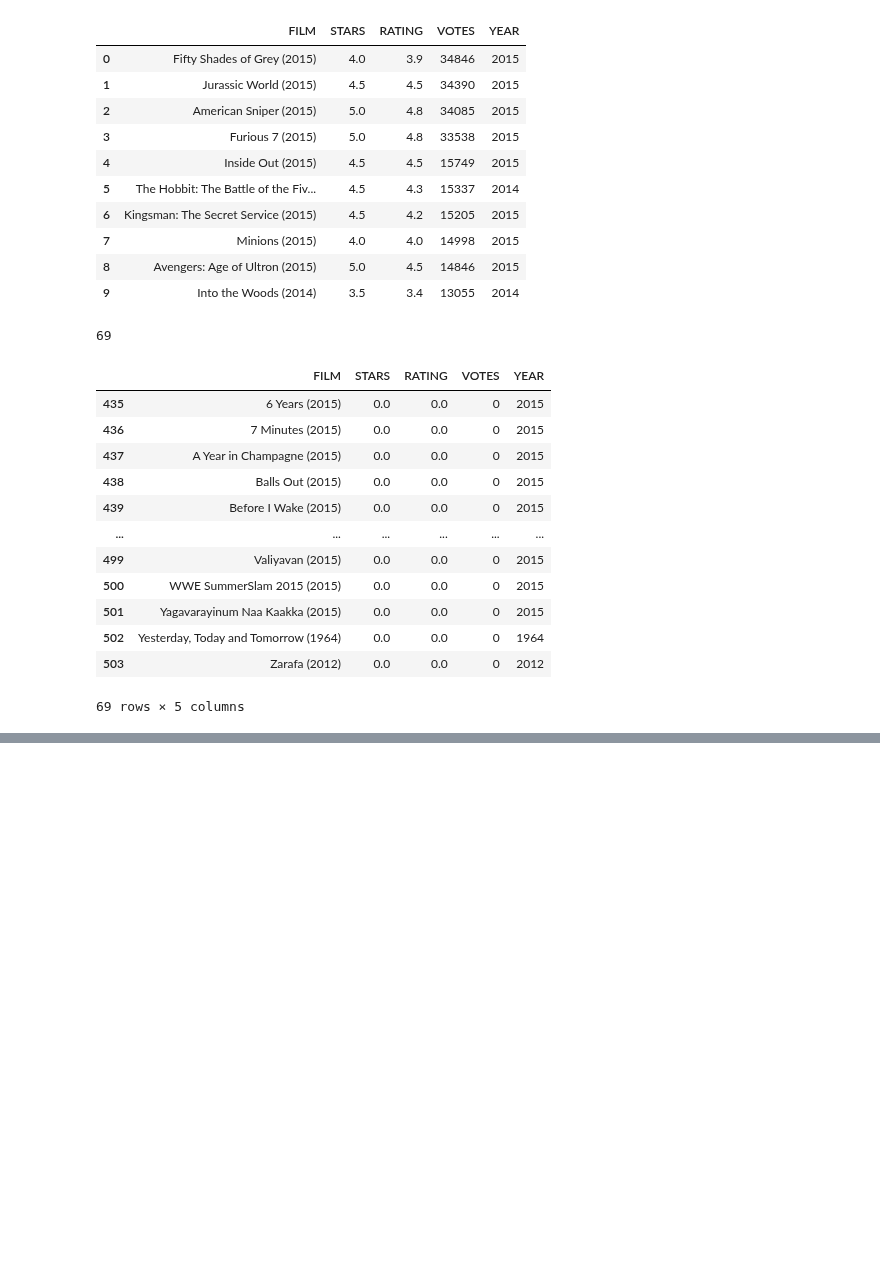
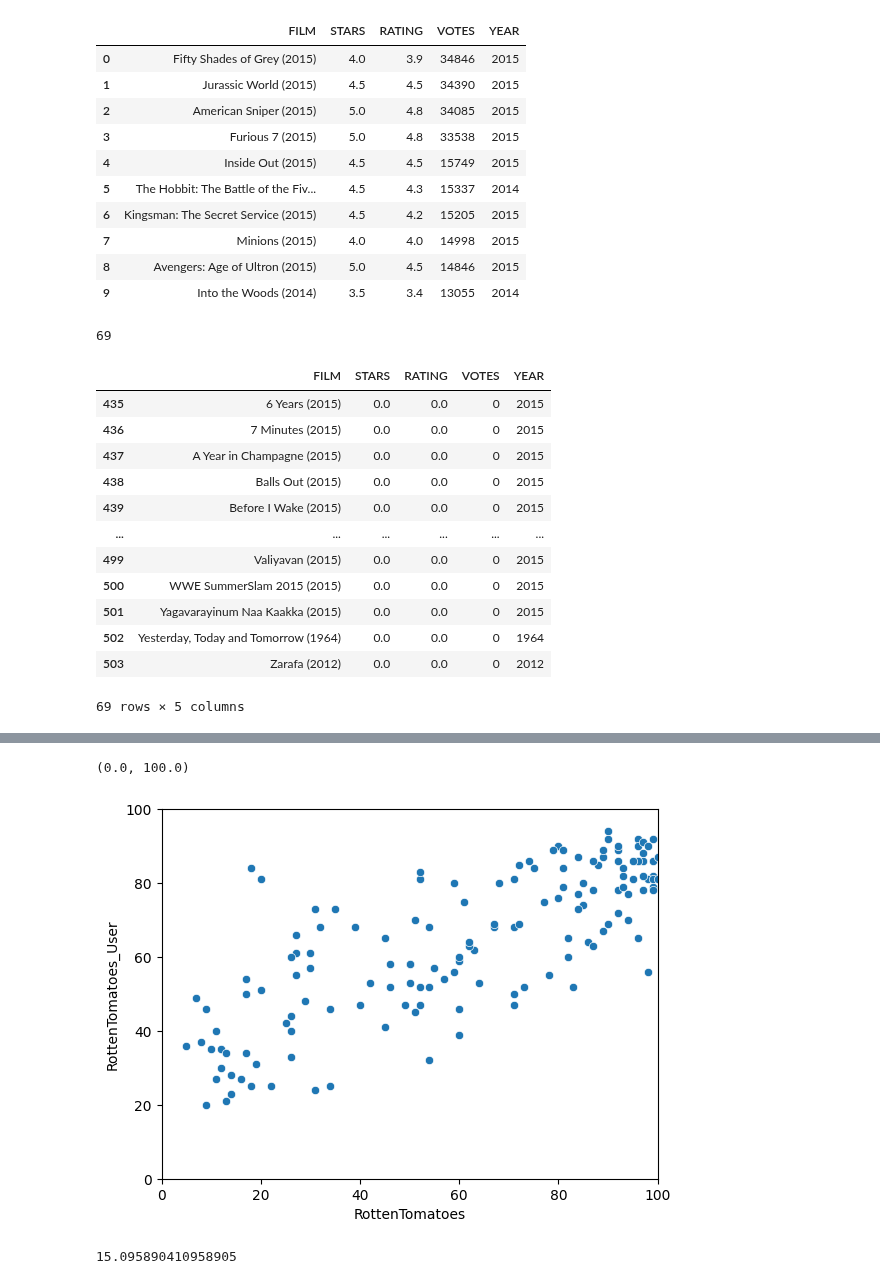
Before and after one commit to danielle3625/portilla_DSA_capstone, a Jupyter notebook: movie_capstone.ipynb, the cells around one changed output, grey strips where cells are left out. Drawn from its saved outputs; the diff is of its cells as text; code cells hidden in the pictures; blank space fills up the shorter version.

```diff
--- a/movie_capstone.ipynb
+++ b/movie_capstone.ipynb
@@ -159,0 +230,4 @@ fan_reviewed = fandango[fandango['VOTES']>0]
+# %%
+# Here, we create a new dataframe that compares other websites scores
+
+all_sites = pd.read_csv("all_sites_scores.csv")
@@ -159,0 +243,10 @@ fan_reviewed = fandango[fandango['VOTES']>0]
+# %%
+# Create a scatter plot that compares the relationship between critic reviews and user reviews on Rotten Tomatoes
+
+sns.scatterplot(data=all_sites, x= 'RottenTomatoes', y='RottenTomatoes_User')
+
+plt.ylim(0,100)
+plt.xlim(0,100)
+# %% [output]
+(0.0, 100.0)
+[figure, added]
@@ -159,0 +257,6 @@ fan_reviewed = fandango[fandango['VOTES']>0]
+# %%
+# Calculate mean difference between Rotten Tomatoes Critics vs User
+
+all_sites['Rotten_Diff'].apply(abs).mean()
+# %% [output]
+15.095890410958905
```
Also changed, not shown: parts of 16 cells of this notebook.
